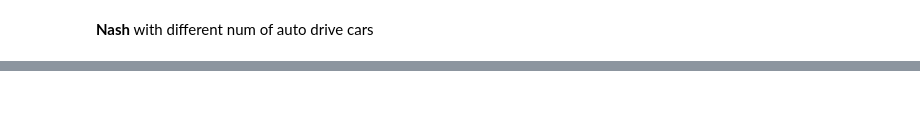
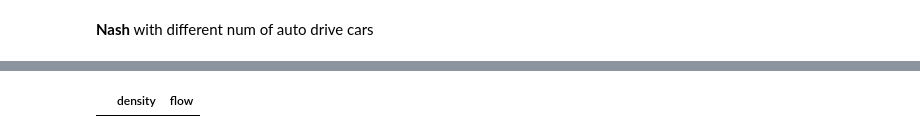
Before and after one commit to MaksKos/CellularAutomata, a Jupyter notebook: main.ipynb, the cells around one changed output, grey strips where cells are left out. Cells and saved outputs as stored; diff of their text form; code cells hidden in the pictures; blank space fills up the shorter version.

```diff
--- a/main.ipynb
+++ b/main.ipynb
@@ -73,0 +80,6 @@ fig.savefig('data/NaSh_auto.jpg', dpi = 400, pad_inches=10)
+# %%
+NFS_tabel = pd.read_csv(f'data/S-NFS_v_1_p_1.0_q_1.0_r_1.0.csv')
+# %%
+NFS_tabel.loc[NFS_tabel["flow"]<0]
+# %% [output]
+|  | density | flow |
```
Also changed, not shown: parts of 2 cells of this notebook, 2 other files.
